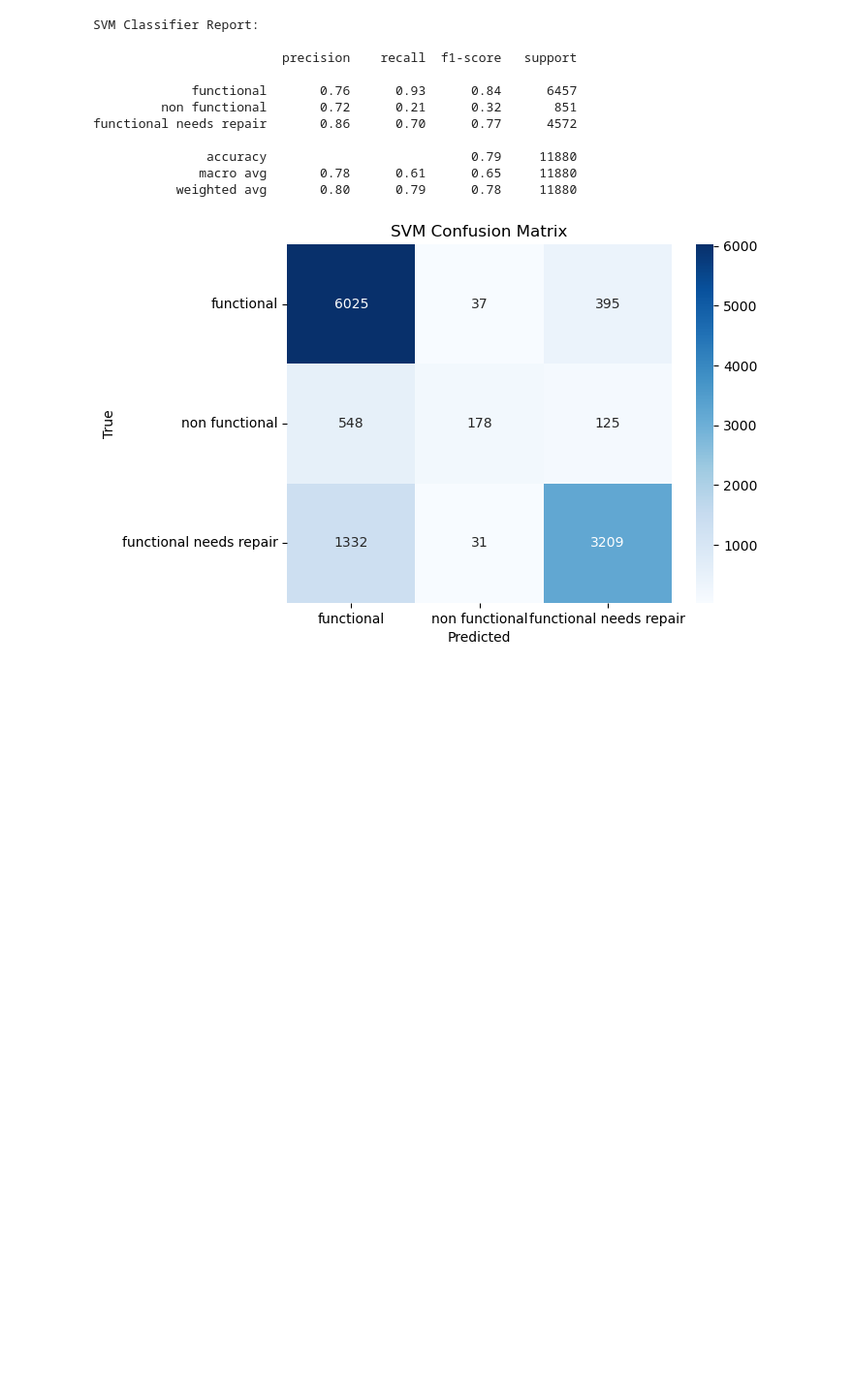
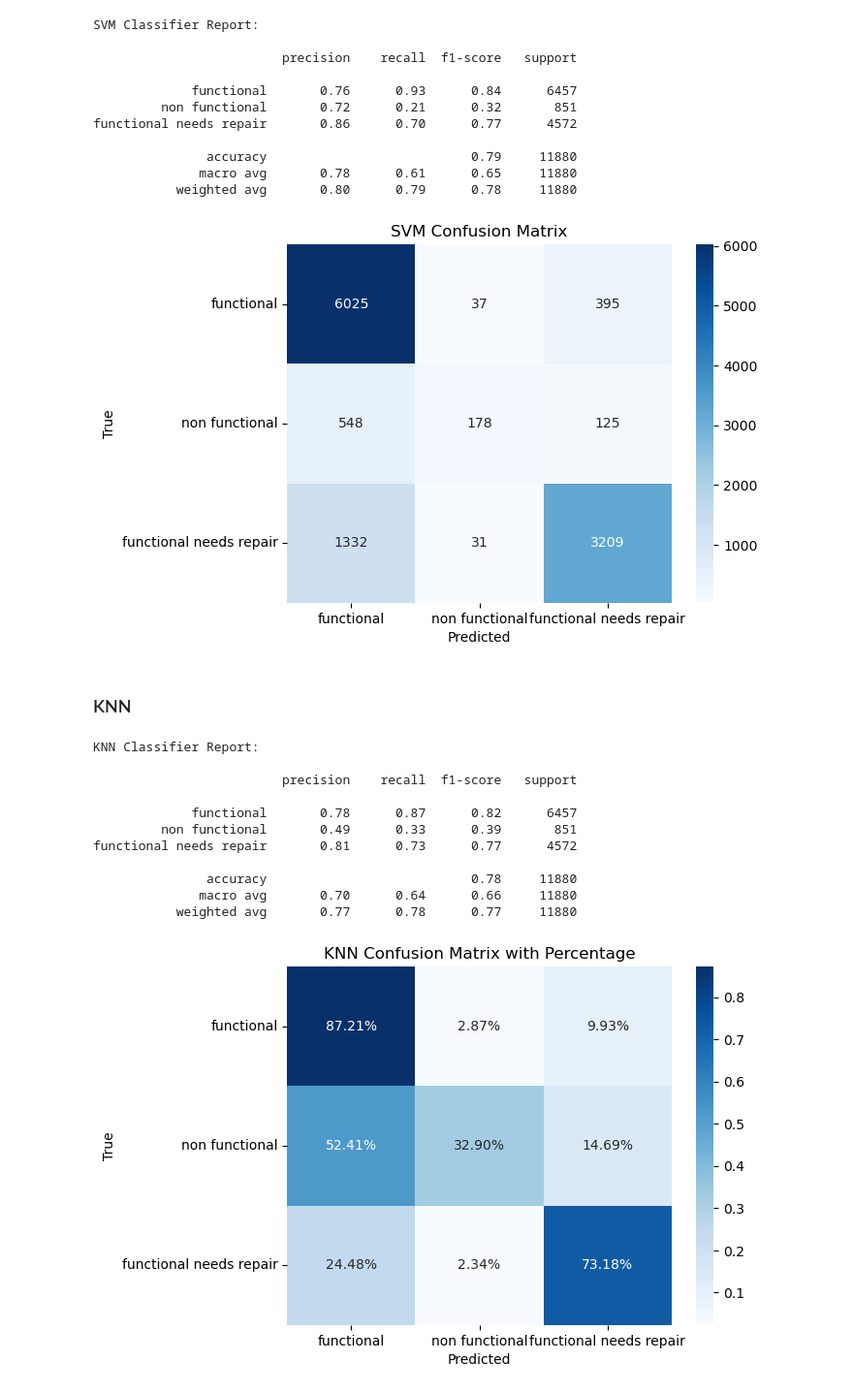
Before and after one commit to jamorr/waterpump, a Jupyter notebook: jram.ipynb, the cells around one changed output. Shown: that part at 97% size. Drawn from its saved outputs; the diff is of its cells as text; code cells hidden in the pictures; blank space fills up the shorter version.

```diff
--- a/jram.ipynb
+++ b/jram.ipynb
@@ -58,9 +71,10 @@ Train Data:
 # %%
-# Assuming 'train_data_df' is your features and 'train_label_df' is your target
-X_train, X_val, y_train, y_val = train_test_split(train_data_df, train_label_df, test_size=0.2, random_state=42)
+# Split training data to test model
+X_train, X_test, y_train, y_test = train_test_split(train_data_df, train_label_df, test_size=0.2, random_state=42)
 
 # Check for missing values in the training set
 print(X_train.isnull().sum())
+print(X_train.shape)
 # %% [output]
 id                           0
 amount_tsh                   0
@@ -85,7 +104,7 @@ Before training models, you should handle any missing values in your dataset. Fi
 # %%
 # Drop the 'scheme_name' column
 X_train.drop('scheme_name', axis=1, inplace=True)
-X_val.drop('scheme_name', axis=1, inplace=True)
+X_test.drop('scheme_name', axis=1, inplace=True)
 
 # Identify numerical and categorical columns
 numeric_features = X_train.select_dtypes(include=['int64', 'float64']).columns
@@ -108,6 +127,6 @@ preprocessor = ColumnTransformer(
 
 # Apply preprocessing to training data
 X_train_preprocessed = preprocessor.fit_transform(X_train)
-X_val_preprocessed = preprocessor.transform(X_val)
+X_test_preprocessed = preprocessor.transform(X_test)
 # %% [markdown]
 # Training Models
@@ -115,25 +143,25 @@ X_val_preprocessed = preprocessor.transform(X_val)
 # %%
-# Ensure that y_train and y_val are in the correct format
+# Ensure that y_train and y_test are in the correct format
 # If they are categorical, they should be converted to a consistent type (either all strings or all numeric)
-y_train = y_train['status_group'].astype(str)  # Assuming the target column is 'status_group'
-y_val = y_val['status_group'].astype(str)
+y_train = y_train['status_group'].astype(str)
+y_test = y_test['status_group'].astype(str)
 
 # Decision Tree Classifier
 dt_classifier = DecisionTreeClassifier(random_state=42)
 dt_classifier.fit(X_train_preprocessed, y_train)
 
 # Predict on validation set
-y_val_pred_dt = dt_classifier.predict(X_val_preprocessed)
+y_test_pred_dt = dt_classifier.predict(X_test_preprocessed)
 
 # Replace 0, 1, 2 with class names
 class_names = ['functional', 'non functional', 'functional needs repair']
 
 # Classification Report
 print("Decision Tree Classifier Report:\n")
-print(classification_report(y_val, y_val_pred_dt, target_names=class_names))
+print(classification_report(y_test, y_test_pred_dt, target_names=class_names))
 
 # Confusion Matrix with Percentages
-cm = confusion_matrix(y_val, y_val_pred_dt)
+cm = confusion_matrix(y_test, y_test_pred_dt)
 cm_percentage = cm.astype('float') / cm.sum(axis=1)[:, np.newaxis]
 sns.heatmap(cm_percentage, annot=True, fmt='.2%', cmap='Blues', xticklabels=class_names, yticklabels=class_names)
 plt.xlabel('Predicted')
@@ -276,3 +307,40 @@ functional needs repair       0.86      0.70      0.77      4572
               macro avg       0.78      0.61      0.65     11880
            weighted avg       0.80      0.79      0.78     11880
 [figure]
+# %% [markdown]
+### KNN
+# %%
+# Instantiate the KNN classifier(try varying n_neighbors)
+knn_classifier = KNeighborsClassifier(n_neighbors=5)
+
+# Fit the classifier to the training data
+knn_classifier.fit(X_train_preprocessed, y_train)
+
+# Predict on the validation set
+y_test_pred_knn = knn_classifier.predict(X_test_preprocessed)
+
+# Evaluation
+print("KNN Classifier Report:\n")
+print(classification_report(y_test, y_test_pred_knn, target_names=class_names))
+
+# Confusion Matrix with Percentages
+cm_knn = confusion_matrix(y_test, y_test_pred_knn)
+cm_knn_percentage = cm_knn.astype('float') / cm_knn.sum(axis=1)[:, np.newaxis]
+sns.heatmap(cm_knn_percentage, annot=True, fmt='.2%', cmap='Blues', xticklabels=class_names, yticklabels=class_names)
+plt.xlabel('Predicted')
+plt.ylabel('True')
+plt.title('KNN Confusion Matrix with Percentage')
+plt.show()
+# %% [output]
+KNN Classifier Report:
+
+                         precision    recall  f1-score   support
+
+             functional       0.78      0.87      0.82      6457
+         non functional       0.49      0.33      0.39       851
+functional needs repair       0.81      0.73      0.77      4572
+
+               accuracy                           0.78     11880
+              macro avg       0.70      0.64      0.66     11880
+           weighted avg       0.77      0.78      0.77     11880
+[figure, added]
```
Also changed, not shown: parts of 16 cells of this notebook, 1 other file.
